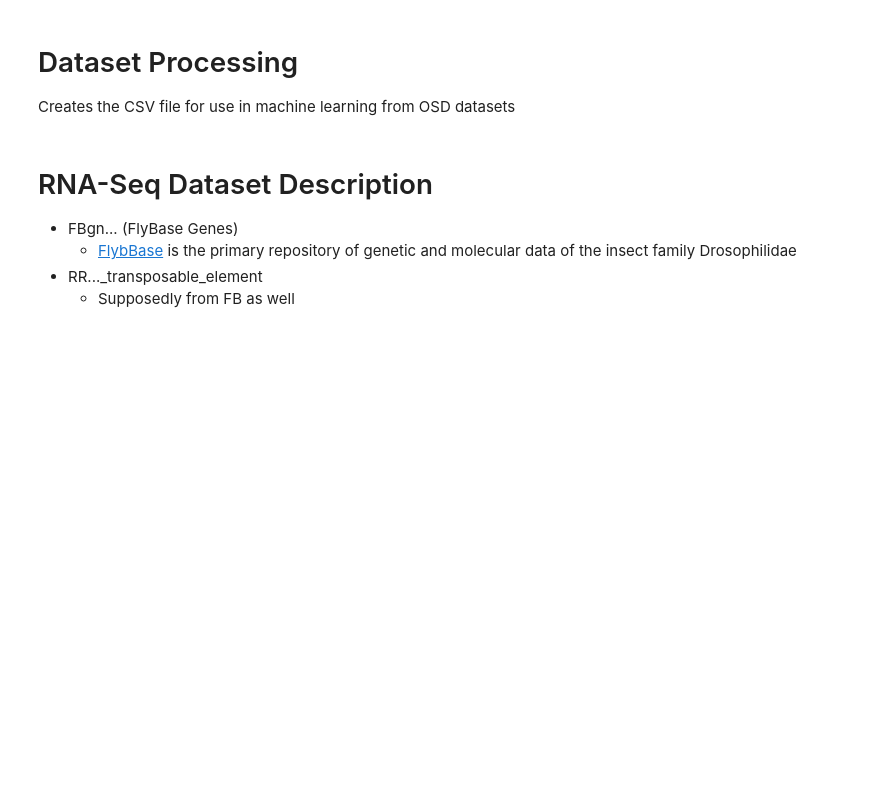
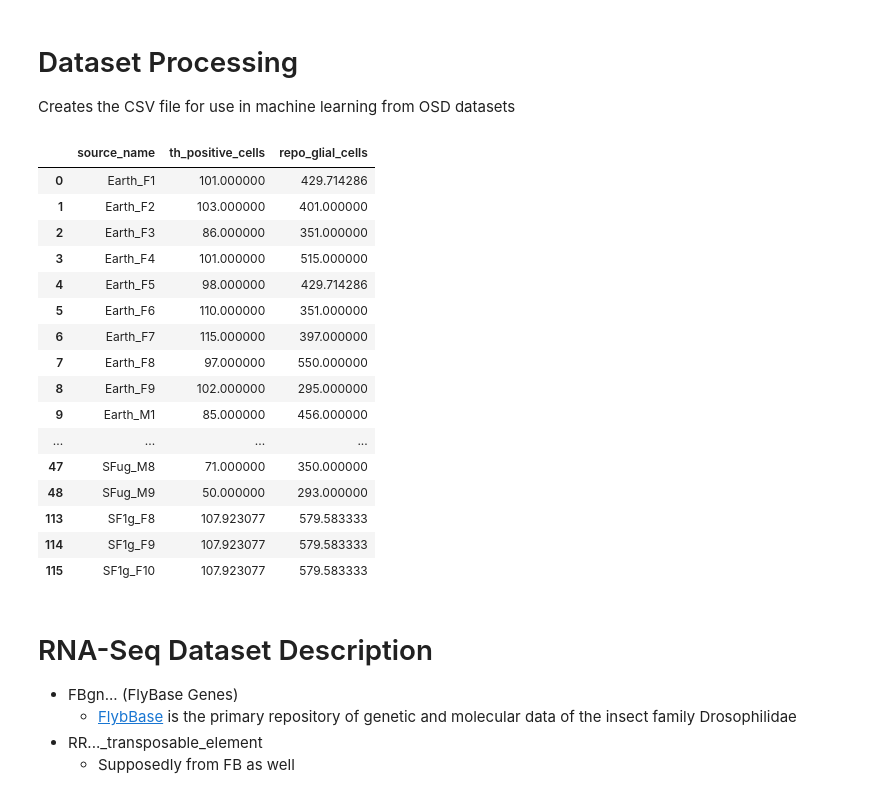
Before and after one commit to rohinsood/osdr-capstone-project, a Jupyter notebook: DataProcessing.ipynb, the cells around one changed output. Saved outputs shown, nothing was run; the diff lists cells and outputs as text; code cells hidden in the pictures; blank space fills up the shorter version.

```diff
--- a/DataProcessing.ipynb
+++ b/DataProcessing.ipynb
@@ -26,20 +29,54 @@ data["IHC"] = pd.read_csv("LSDS-31_IHC_LSDS-31_IHC_LSDS-31_Immunohistochemistry_
+# %%
+def fill_na_with_group_avg(df):
+    # Extract the group from the 'source_name' column
+    df['group'] = df['source_name'].apply(lambda x: x.split('_')[0])
+
+    # For each column that needs NaN values filled
+    for col in ['th_positive_cells', 'repo_glial_cells']:
+        # Calculate the group average for each group
+        group_avg = df.groupby('group')[col].transform('mean')
+
+        # Fill NaN values with the group average
+        df[col] = df[col].fillna(group_avg)
+
+    # Drop the temporary 'group' column
+    df.drop(columns=['group'], inplace=True)
 # %%
 cols = data["IHC"].columns[2:data["IHC"].columns.size]
 
-# replace NaN with mean
-data["IHC"][cols] = data["IHC"][cols].fillna(data["IHC"][cols].mean()).copy()
+# drop unnecessary columns
+data["IHC"].drop(columns=drop_cols, inplace=True)
 
-# drop image data
-data["IHC"].drop(columns=["alsda_id", "brain_area_pixels", "brain_area_pixels.1"], inplace=True)
+# rename source
 data["IHC"]["source_name"] = data["IHC"]["source_name"].str[3:]
 
 # remove post return datavalues
 data["IHC"] = data["IHC"][~data["IHC"]['source_name'].str.contains('25')].copy()
 
-# remove duplicates
+fill_na_with_group_avg(data["IHC"])
+
+# # remove duplicates
 data["IHC"] = data["IHC"].drop_duplicates(subset='source_name', keep='first').copy()
 
-data["RNA-SEQ"] = data["RNA-SEQ"].rename(columns={"Unnamed: 0": "GeneID"})
+data["IHC"]
+# %% [output]
+|  | source_name | th_positive_cells | repo_glial_cells |
+| 0 | Earth_F1 | 101.000000 | 429.714286 |
+| 1 | Earth_F2 | 103.000000 | 401.000000 |
+| 2 | Earth_F3 | 86.000000 | 351.000000 |
+| 3 | Earth_F4 | 101.000000 | 515.000000 |
+| 4 | Earth_F5 | 98.000000 | 429.714286 |
+| 5 | Earth_F6 | 110.000000 | 351.000000 |
+| 6 | Earth_F7 | 115.000000 | 397.000000 |
+| 7 | Earth_F8 | 97.000000 | 550.000000 |
+| 8 | Earth_F9 | 102.000000 | 295.000000 |
+| 9 | Earth_M1 | 85.000000 | 456.000000 |
+| ... | ... | ... | ... |
+| 47 | SFug_M8 | 71.000000 | 350.000000 |
+| 48 | SFug_M9 | 50.000000 | 293.000000 |
+| 113 | SF1g_F8 | 107.923077 | 579.583333 |
+| 114 | SF1g_F9 | 107.923077 | 579.583333 |
+| 115 | SF1g_F10 | 107.923077 | 579.583333 |
 # %% [markdown]
 # RNA-Seq Dataset Description
 - FBgn... (FlyBase Genes)
```
Also changed, not shown: parts of 4 cells of this notebook, 1 other file.
